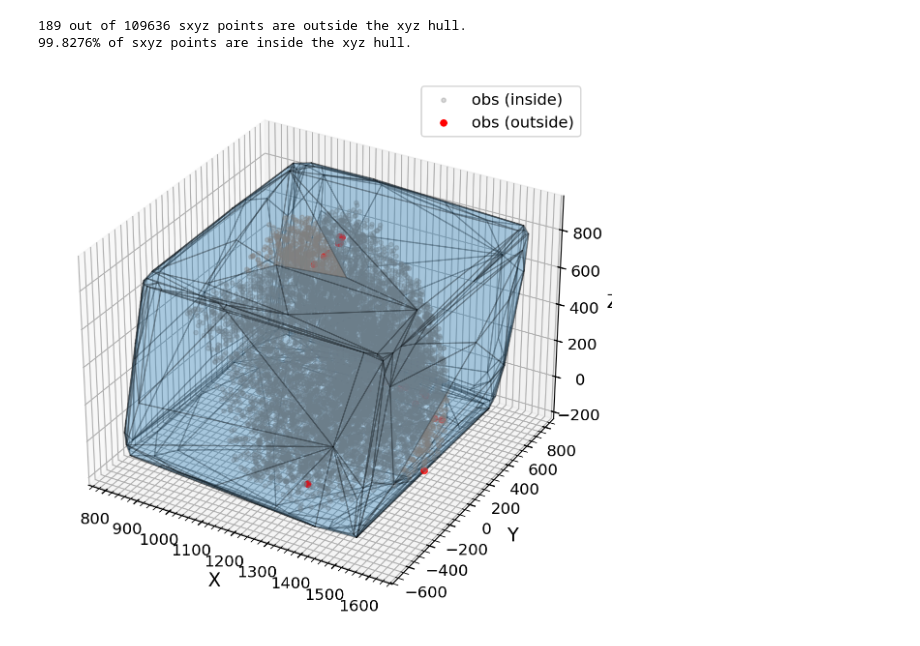
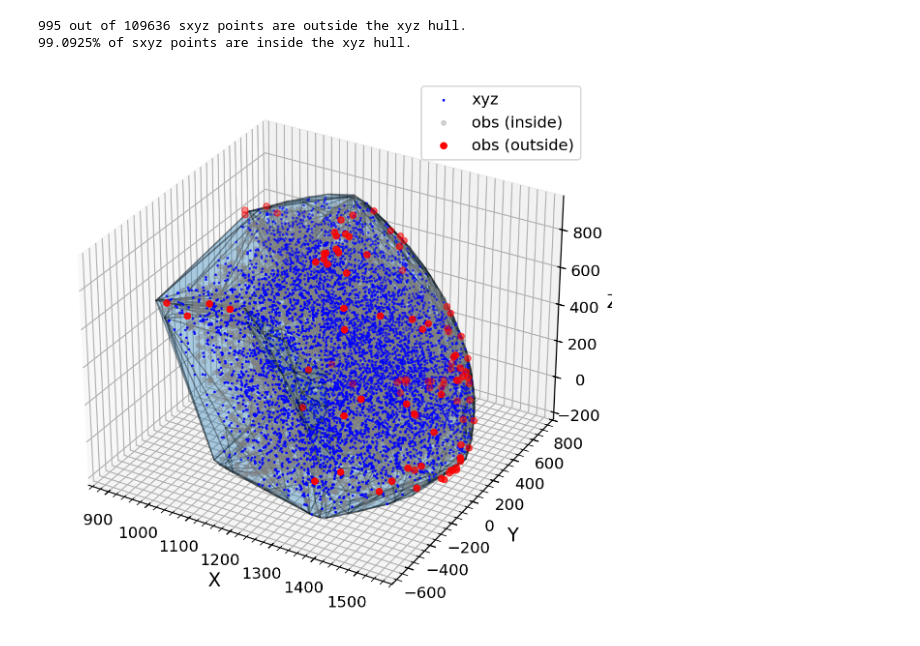
Before and after one commit to maho3/matts_tests, a Jupyter notebook: check_footprint.ipynb, the cells around one changed output. Saved outputs shown, nothing was run; the diff lists cells and outputs as text; code cells hidden in the pictures.

Commit message:
adding check_footprint updates

```diff
--- a/check_footprint.ipynb
+++ b/check_footprint.ipynb
@@ -34,7 +32,7 @@ cfg = OmegaConf.load(join(simdir, 'config.yaml'))
 # %%
 # Load observations
 from cmass.survey.tools import sky_to_xyz
-from cmass.survey.simbig_selection import _in_simbig_selection
+from cmass.survey.tools import in_simbig_selection
 cosmo = Planck18
 
 
@@ -57,20 +55,6 @@ fields = ['RA', 'DEC', 'Z', 'WEIGHT_SYSTOT', 'WEIGHT_NOZ', 'WEIGHT_CP']
 # nxyz = sky_to_xyz(nrdz, cosmo)
 
 
-def _in_simbig_selection(ra, dec, z):
-    assert len(ra) == len(dec) == len(z)
-
-    # SIMBIG selection function (arxiv:2211.00660)
-    ramin, ramax = -25. + 360, 28.
-    decmin, decmax = - 6., np.inf
-    zmin, zmax = 0.45, 0.6
-    return (  # ra check accounts for wrap-around
-        (((0 < ra) & (ra < ramax)) | (((ramin < ra) & (ra < 360)))) &
-        (decmin < dec) & (dec < decmax) &
-        (zmin < z) & (z < zmax)
-    )
-
-
 # Load SGC
 fname = join(wdir, 'obs/galaxy_DR12v5_CMASS_South.fits')
 cmass = load_fits(fname, fields)
@@ -78,7 +62,7 @@ srdz = cmass[['RA', 'DEC', 'Z']].values
 mask = (srdz[:, 2] > zlim[0]) & (srdz[:, 2] < zlim[1])
 srdz = srdz[mask]
 
-mask = _in_simbig_selection(srdz[:, 0], srdz[:, 1], srdz[:, 2])
+mask = in_simbig_selection(srdz[:, 0], srdz[:, 1], srdz[:, 2])
 srdz = srdz[mask]
 
 sxyz = sky_to_xyz(srdz, cosmo)
@@ -95,7 +74,7 @@ with h5py.File(filename, 'r') as f:
     ra, dec, z = f['ra'][:], f['dec'][:], f['z'][:]
     rdz = np.stack((ra, dec, z), axis=-1)
 xyz = sky_to_xyz(rdz, cosmo)
-xyz = xyz[xyz[:, -1] < 1000]
+# xyz = xyz[xyz[:, -1] < 1000]
 # %%
 import numpy as np
 from scipy.spatial import ConvexHull, Delaunay
@@ -115,35 +94,36 @@ print(f"{np.sum(~inside_mask)} out of {len(sxyz)} sxyz points are outside the xy
 percent_inside = np.sum(inside_mask) / len(sxyz) * 100
 print(f"{percent_inside:.4f}% of sxyz points are inside the xyz hull.")
 # %% [output]
-189 out of 109636 sxyz points are outside the xyz hull.
-99.8276% of sxyz points are inside the xyz hull.
+995 out of 109636 sxyz points are outside the xyz hull.
+99.0925% of sxyz points are inside the xyz hull.
 # %%
 # Plotting
 fig = plt.figure()
 ax = fig.add_subplot(111, projection="3d")
 
 # Plot hull of xyz
 for simplex in hull_xyz.simplices:
     tri = Poly3DCollection([xyz[simplex]], alpha=0.2)
     tri.set_edgecolor("k")
     ax.add_collection3d(tri)
 
 # Plot xyz and sxyz
 ss = 10
+ax.scatter(*xyz[::ss].T, color="blue", label="xyz", s=1)
 ax.scatter(*inside_points[::ss].T, color="gray",
            label="obs (inside)", s=10, alpha=0.3)
 if len(outside_points) > 0:
     ax.scatter(*outside_points[::ss].T, color="red",
                label="obs (outside)", s=20)
 ax.legend()
 ax.set_xlabel("X")
 ax.set_ylabel("Y")
 ax.set_zlabel("Z")
 
 plt.tight_layout()
 
 # ax.view_init(elev=0, azim=-90)
 
 plt.show()
 # %% [output]
-[figure, old version]
+[figure, new version]
```
Also changed, not shown: parts of 2 cells of this notebook.
